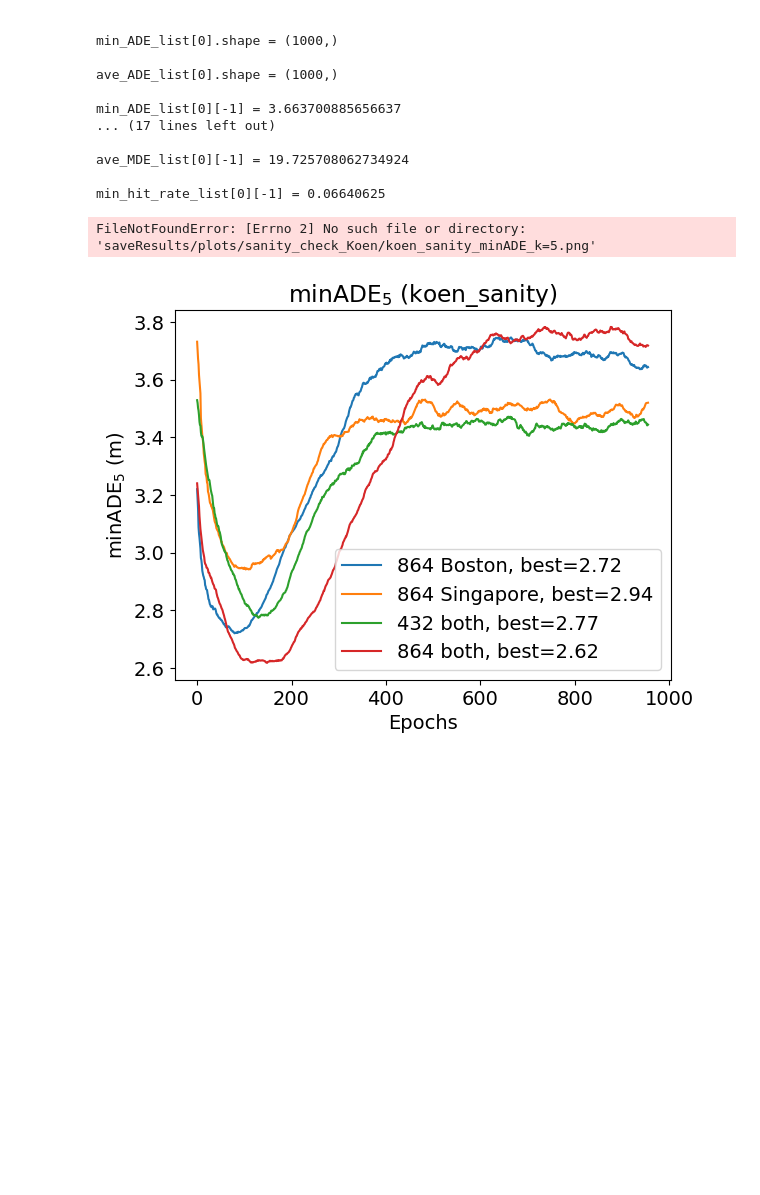
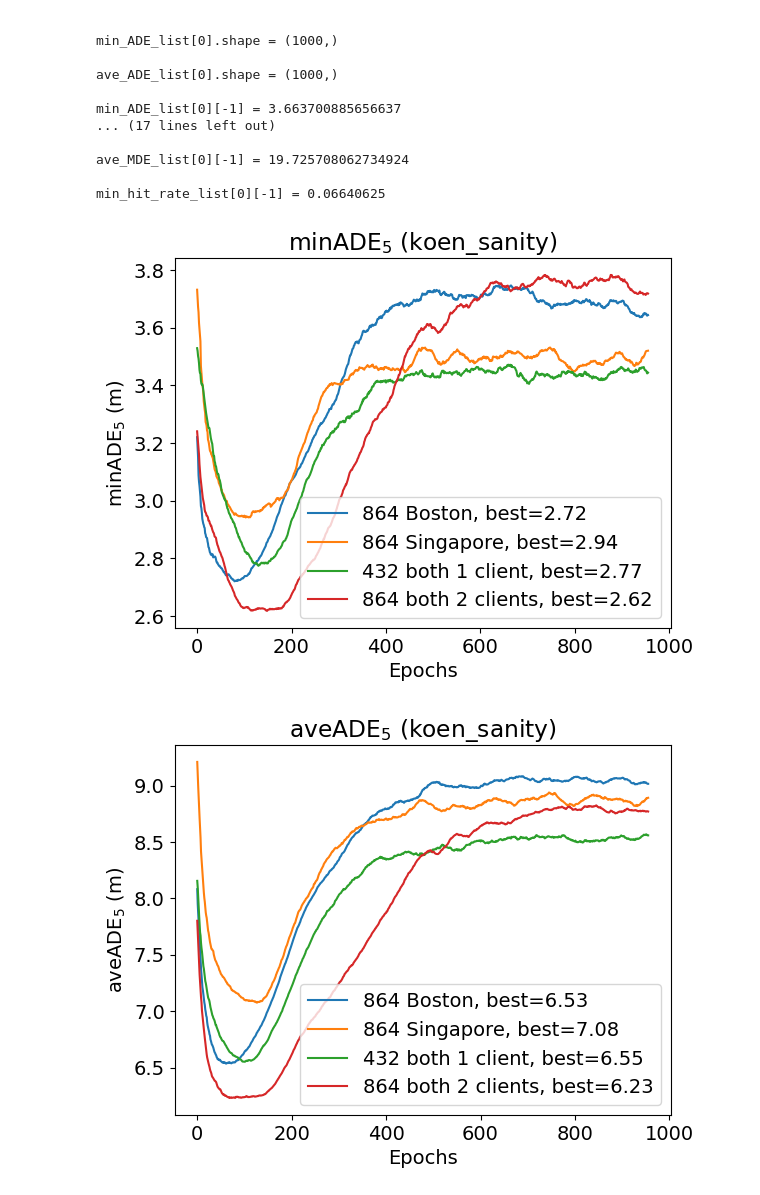
Before and after one commit to dolander1/nuscenes_dolander1, a Jupyter notebook: python-sdk/tutorials/analyseKoenSanity.ipynb, the cells around one changed output. Drawn from its saved outputs; the diff is of its cells as text; code cells hidden in the pictures; blank space fills up the shorter version.

Commit message:
more results

```diff
--- a/python-sdk/tutorials/analyseKoenSanity.ipynb
+++ b/python-sdk/tutorials/analyseKoenSanity.ipynb
@@ -460,7 +460,7 @@ max_distance = 2 # 2, 4
 # # Iterate over folders and legend lists
 folder = 'sanity_check_Koen'
 folder_name = "koen_sanity"
-legend_list = ['864 Boston','864 Singapore','432 both','864 both']
+legend_list = ['864 Boston 1 client','864 Singapore 1 client','432 both 1 client','864 both 1 client','864 both 2 clients']
 
 #### Load files
 min_ADE_list = np.load(f'saveResults/processed_RealResults/{folder}/min_ADE_list_k={k_nr_of_trajectories_many_files_ADE}.npy')
@@ -530,32 +530,32 @@ plt.savefig(f"saveResults/plots/{folder}/{folder_name}_FDE_k={k_nr_of_trajectori
 start_number = 5
 window_size = 40
 smooth_min_MDE_list = [np.convolve(min_MDE[start_number:], np.ones(window_size)/window_size, mode='valid') for min_MDE in min_MDE_list]
 smooth_ave_MDE_list = [np.convolve(ave_MDE[start_number:], np.ones(window_size)/window_size, mode='valid') for ave_MDE in ave_MDE_list]
 smooth_hit_rate_list = [np.convolve(hit_rate[start_number:], np.ones(window_size)/window_size, mode='valid') for hit_rate in min_hit_rate_list]
 best_smooth_min_MDE_list = [min(smooth_min_MDE) for smooth_min_MDE in smooth_min_MDE_list]
 best_smooth_ave_MDE_list = [min(smooth_ave_MDE) for smooth_ave_MDE in smooth_ave_MDE_list]
 best_smooth_hit_rate_list = [max(smooth_hit_rate) for smooth_hit_rate in smooth_hit_rate_list]
 
 
 ## Plot MDE - hit rate
 #     # MDE
 #     plt.figure()
 #     # [plt.plot(smooth_min_MDE, label=legend+', min_MDE'+f', best={best_min_MDE:.2f}') for smooth_min_MDE, legend, best_min_MDE in zip(smooth_min_MDE_list, legend_list, best_smooth_min_MDE_list)]
 #     [plt.plot(smooth_ave_MDE, label=legend+f', best={best_ave_MDE:.2f}') for smooth_ave_MDE, legend, best_ave_MDE in zip(smooth_ave_MDE_list, legend_list, best_smooth_ave_MDE_list)]
 #     plt.legend();
 #     plt.title(f"aveMDE$_{k_nr_of_trajectories_many_files_MDE}$ ({folder_name})");
 #     plt.xlabel('Epochs')
 #     plt.ylabel(f"aveMDE$_{k_nr_of_trajectories_many_files_MDE}$ (m)")
 #     plt.savefig(f"saveResults/plots/{folder}_aveMDE_k={k_nr_of_trajectories_many_files_MDE}", bbox_inches='tight', pad_inches=0)
 
 # HitRate
 plt.figure()
 [plt.plot(smooth_hit_rate, label=legend+f', best={best_smooth_hit_rate:.3f}') for smooth_hit_rate, legend, best_smooth_hit_rate in zip(smooth_hit_rate_list, legend_list, best_smooth_hit_rate_list)]
 plt.legend();
 plt.title(r'HitRate$_{{{0},{1}\rm m}}$ ({2})'.format(k_nr_of_trajectories_many_files_MDE, max_distance, folder_name));
 plt.xlabel('Epochs')
 plt.ylabel(r'HitRate$_{{{0},{1}\rm m}}$'.format(k_nr_of_trajectories_many_files_MDE, max_distance))
 plt.savefig(f"saveResults/plots/{folder}/{folder_name}_HitRate_k={k_nr_of_trajectories_many_files_MDE}_d={max_distance}", bbox_inches='tight', pad_inches=0)
 # %% [output]
-FileNotFoundError: [Errno 2] No such file or directory: 'saveResults/plots/sanity_check_Koen/koen_sanity_minADE_k=5.png'
-[figure, old version]
+[figure, new version]
+[figure, added]
```
Also changed, not shown: parts of 2 cells of this notebook.
